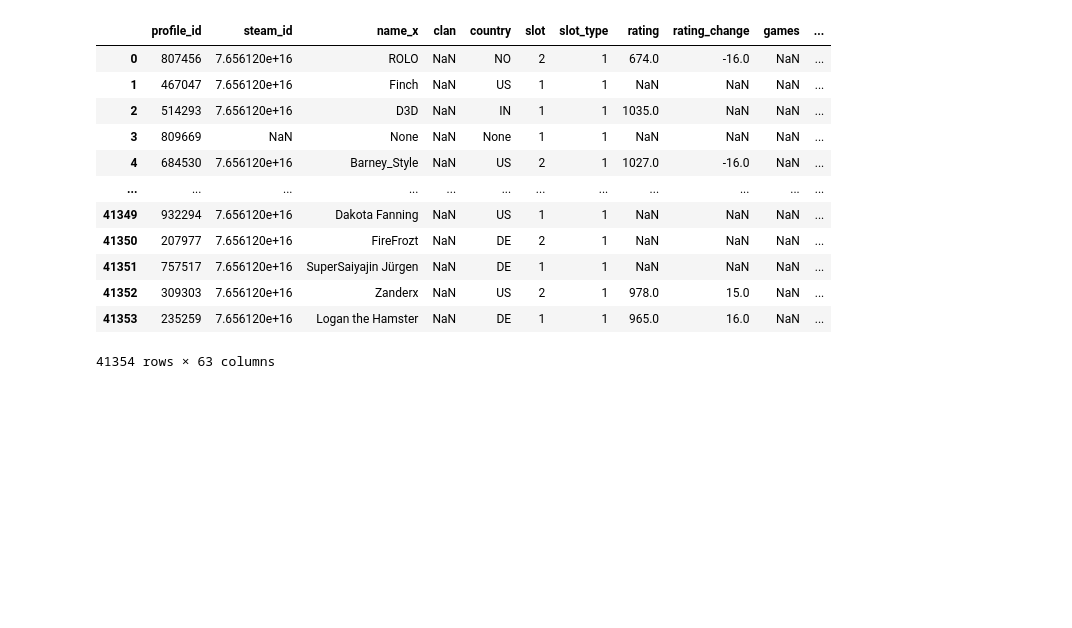
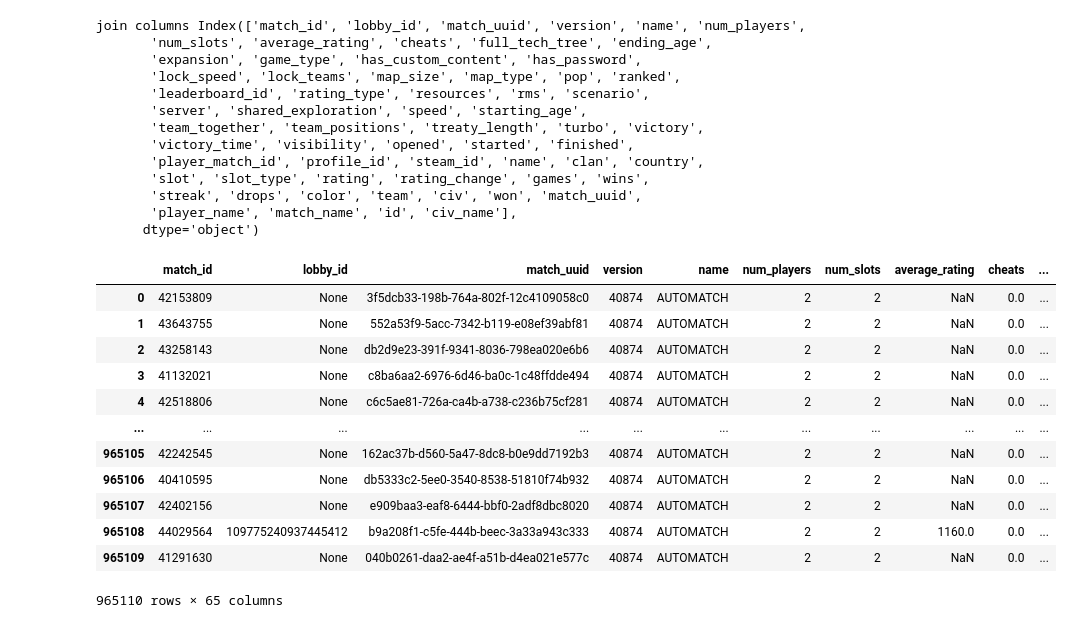
Before and after one commit to twise2/aoe2statsScraper, a Jupyter notebook: notebook.ipynb, the cells around one changed output. Cells and saved outputs as stored; diff of their text form; code cells hidden in the pictures; blank space fills up the shorter version.

```diff
--- a/notebook.ipynb
+++ b/notebook.ipynb
@@ -7,5 +6,7 @@ matches = pandas.read_json('./players.json').drop_duplicates()
 # %%
-civ_data = pandas.read_json('./civs.json')
-map_data = pandas.read_json('./maps.json')
-print(civ_data)
-print(map_data)
+# JSON file
+dataFile = (open('./dataFiles.json', "r")).read()
+# Reading from file
+data = json.loads(dataFile)
+civ_data = pandas.read_json(json.dumps(data['civ']))
+map_data = pandas.read_json(json.dumps(data['map_type']))
@@ -30,4 +13,14 @@ print(map_data)
 # %%
-print(len(match_players))
-match_players.head(3)
+con = sqlite3.connect("database/pythonsqlite.db")
+matchData = pandas.read_sql_query("""select *,
+                                pd.name as player_name,
+                                md.name as match_name from matchData md
+                                join playerData pd
+                                on pd.match_uuid = md.match_uuid
+                                and ranked = 1
+                                and num_players = 2
+                                and version = '40874'
+                              """, con)
+print(len(matchData))
+matchData.head(3)
 # %% [output]
@@ -49,22 +33,42 @@ matches.head(3)
 # %%
-join = pandas.merge(matches, match_players, left_on='match_uuid', right_on='match_uuid', how='inner')
-join = pandas.merge(join, civ_data, left_on='civ', right_on='id', how='left')
+matchData.civ = matchData.civ.astype(int)
+civ_data.id = civ_data.id.astype(int)
+civ_data = civ_data.rename(columns={"string": "civ_name"})
+matchData.map_type = matchData.map_type.astype(int)
+map_data.id = map_data.id.astype(int)
+map_data = map_data.rename(columns={"string": "map_name"})
+
+join = pandas.merge(matchData.dropna(subset=['civ', 'map_type']), civ_data, left_on='civ', right_on='id', how='left')
+print('join columns', join.columns)
 join = pandas.merge(join, map_data, left_on='map_type', right_on='id', how='left')
 #join.sort_values(by=['match_id'])
 join = join.sample(frac=1).reset_index(drop=True)
 
 join
 # %% [output]
+join columns Index(['match_id', 'lobby_id', 'match_uuid', 'version', 'name', 'num_players',
+       'num_slots', 'average_rating', 'cheats', 'full_tech_tree', 'ending_age',
+       'expansion', 'game_type', 'has_custom_content', 'has_password',
+       'lock_speed', 'lock_teams', 'map_size', 'map_type', 'pop', 'ranked',
+       'leaderboard_id', 'rating_type', 'resources', 'rms', 'scenario',
+       'server', 'shared_exploration', 'speed', 'starting_age',
+       'team_together', 'team_positions', 'treaty_length', 'turbo', 'victory',
+       'victory_time', 'visibility', 'opened', 'started', 'finished',
+       'player_match_id', 'profile_id', 'steam_id', 'name', 'clan', 'country',
+       'slot', 'slot_type', 'rating', 'rating_change', 'games', 'wins',
+       'streak', 'drops', 'color', 'team', 'civ', 'won', 'match_uuid',
+       'player_name', 'match_name', 'id', 'civ_name'],
+      dtype='object')
-|  | profile_id | steam_id | name_x | clan | country | slot | slot_type | rating | rating_change | games | ... |
-| 0 | 807456 | 7.656120e+16 | ROLO | NaN | NO | 2 | 1 | 674.0 | -16.0 | NaN | ... |
-| 1 | 467047 | 7.656120e+16 | Finch | NaN | US | 1 | 1 | NaN | NaN | NaN | ... |
-| 2 | 514293 | 7.656120e+16 | D3D | NaN | IN | 1 | 1 | 1035.0 | NaN | NaN | ... |
-| 3 | 809669 | NaN | None | NaN | None | 1 | 1 | NaN | NaN | NaN | ... |
-| 4 | 684530 | 7.656120e+16 | Barney_Style | NaN | US | 2 | 1 | 1027.0 | -16.0 | NaN | ... |
-| ... | ... | ... | ... | ... | ... | ... | ... | ... | ... | ... | ... |
-| 41349 | 932294 | 7.656120e+16 | Dakota Fanning | NaN | US | 1 | 1 | NaN | NaN | NaN | ... |
-| 41350 | 207977 | 7.656120e+16 | FireFrozt | NaN | DE | 2 | 1 | NaN | NaN | NaN | ... |
-| 41351 | 757517 | 7.656120e+16 | SuperSaiyajin Jürgen | NaN | DE | 1 | 1 | NaN | NaN | NaN | ... |
-| 41352 | 309303 | 7.656120e+16 | Zanderx | NaN | US | 2 | 1 | 978.0 | 15.0 | NaN | ... |
-| 41353 | 235259 | 7.656120e+16 | Logan the Hamster | NaN | DE | 1 | 1 | 965.0 | 16.0 | NaN | ... |
+|  | match_id | lobby_id | match_uuid | version | name | num_players | num_slots | average_rating | cheats | ... |
+| 0 | 42153809 | None | 3f5dcb33-198b-764a-802f-12c4109058c0 | 40874 | AUTOMATCH | 2 | 2 | NaN | 0.0 | ... |
+| 1 | 43643755 | None | 552a53f9-5acc-7342-b119-e08ef39abf81 | 40874 | AUTOMATCH | 2 | 2 | NaN | 0.0 | ... |
+| 2 | 43258143 | None | db2d9e23-391f-9341-8036-798ea020e6b6 | 40874 | AUTOMATCH | 2 | 2 | NaN | 0.0 | ... |
+| 3 | 41132021 | None | c8ba6aa2-6976-6d46-ba0c-1c48ffdde494 | 40874 | AUTOMATCH | 2 | 2 | NaN | 0.0 | ... |
+| 4 | 42518806 | None | c6c5ae81-726a-ca4b-a738-c236b75cf281 | 40874 | AUTOMATCH | 2 | 2 | NaN | 0.0 | ... |
+| ... | ... | ... | ... | ... | ... | ... | ... | ... | ... | ... |
+| 965105 | 42242545 | None | 162ac37b-d560-5a47-8dc8-b0e9dd7192b3 | 40874 | AUTOMATCH | 2 | 2 | NaN | 0.0 | ... |
+| 965106 | 40410595 | None | db5333c2-5ee0-3540-8538-51810f74b932 | 40874 | AUTOMATCH | 2 | 2 | NaN | 0.0 | ... |
+| 965107 | 42402156 | None | e909baa3-eaf8-6444-bbf0-2adf8dbc8020 | 40874 | AUTOMATCH | 2 | 2 | NaN | 0.0 | ... |
+| 965108 | 44029564 | 109775240937445412 | b9a208f1-c5fe-444b-beec-3a33a943c333 | 40874 | AUTOMATCH | 2 | 2 | 1160.0 | 0.0 | ... |
+| 965109 | 41291630 | None | 040b0261-daa2-ae4f-a51b-d4ea021e577c | 40874 | AUTOMATCH | 2 | 2 | NaN | 0.0 | ... |
-41354 rows × 63 columns
+965110 rows × 65 columns
```
Also changed, not shown: parts of 10 cells of this notebook.
